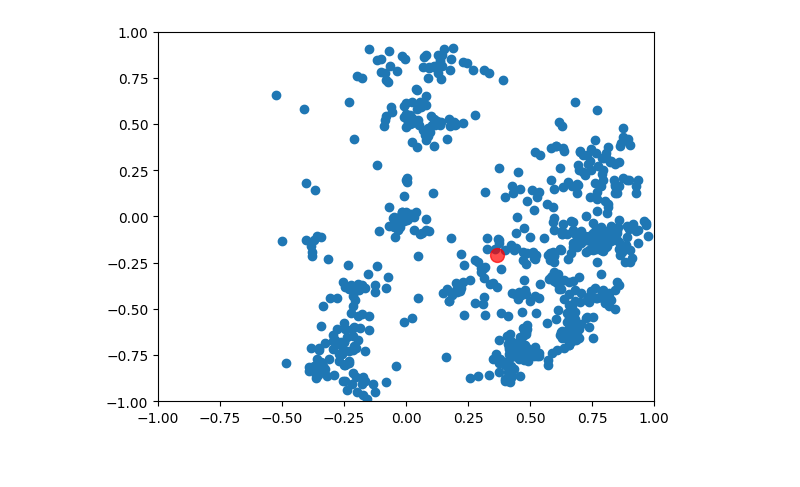
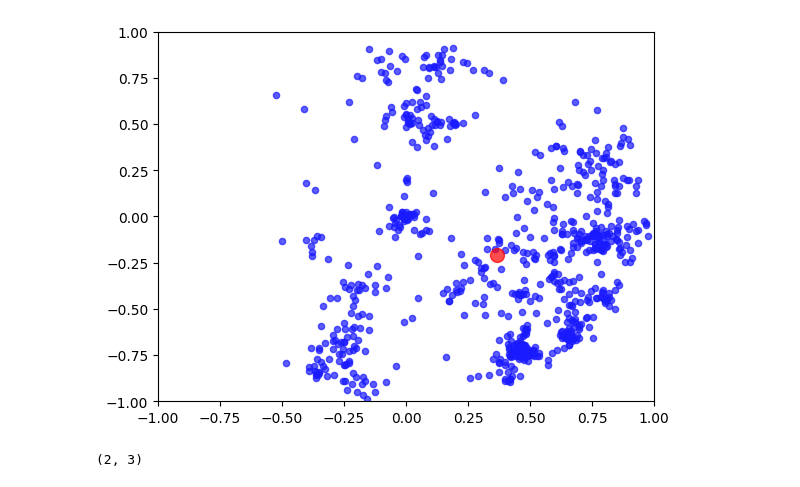
Before and after one commit to TEESDAAL/SummerResearch, a Jupyter notebook: performant_refactor/visualizer.ipynb, the cells around one changed output. Cells and saved outputs as stored; diff of their text form; code cells hidden in the pictures.

```diff
--- a/performant_refactor/visualizer.ipynb
+++ b/performant_refactor/visualizer.ipynb
@@ -1,22 +1,23 @@
 # %%
 from shared_tools.make_datasets import x_train, y_train
+import pygraphviz as pgv
 from matplotlib import pyplot as plt
 from typing import Iterable
-import pickle, os
+import pickle, os, numpy as np
 from deap import gp
 from functools import partial
 from run_gp import get_pset
 aro, val = sum(a for a, _ in y_train) / len(y_train), sum(v for _, v in y_train) / len(y_train)
 
 def show(a_v_pairs: list[tuple[float, float]]) -> None:
-    plt.scatter([a for a, _ in a_v_pairs], [v for _, v in a_v_pairs])
+    plt.scatter([a for a, _ in a_v_pairs], [v for _, v in a_v_pairs],  s=20, color=(0.1, 0.1, 1, 0.7))
     plt.scatter([aro], [val], s=100, color=(1, 0, 0, 0.7))
     plt.xlim((-1, 1))
     plt.ylim((-1, 1))
     plt.show()
 show(y_train)
 # %% [output]
-[figure, old version]
+[figure, new version]
 # %%
 def models(dir_path: str, prefix='') -> list[gp.PrimitiveTree]:
     path = f"{dir_path}/data"
@@ -26 +26,7 @@ def models(dir_path: str, prefix='') -> list[gp.PrimitiveTree]:
+# %%
+model = models('simple_pred')[0]
+compile = partial(gp.compile, pset=get_pset('simple_pred'))
+print(compile(model[0].format(2,3))(None))
+# %% [output]
+(2, 3)
 # %%
```
Also changed, not shown: parts of 8 cells of this notebook, 3 other files.
